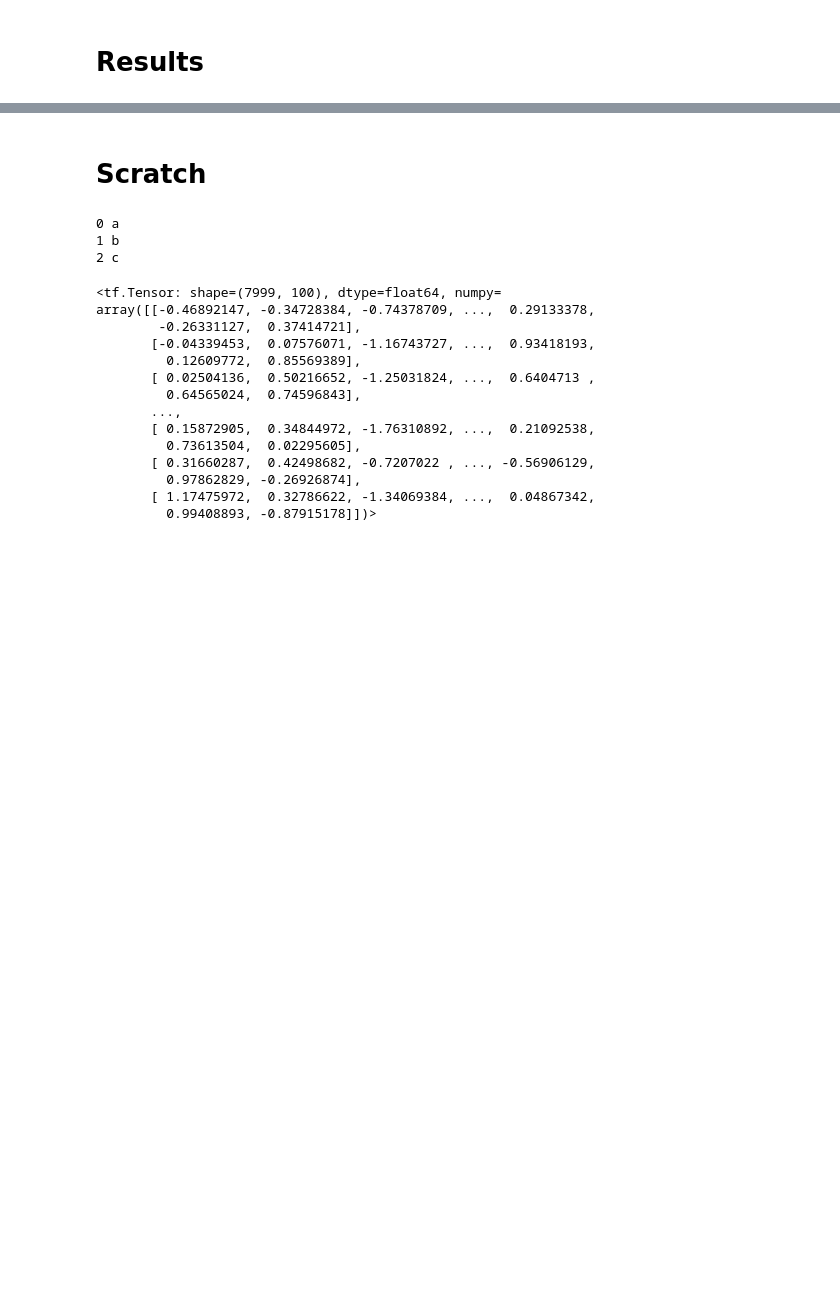
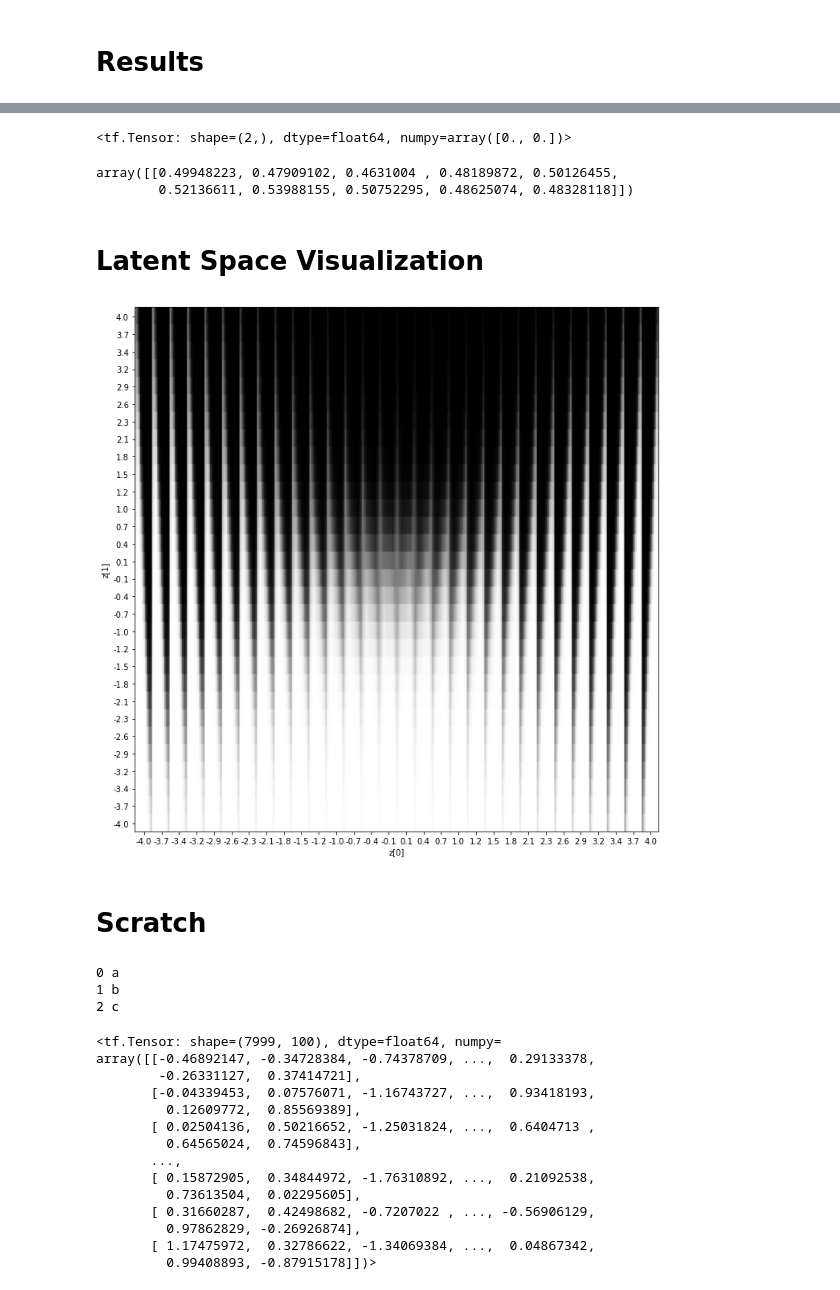
Before and after one commit to ktucker27/quantumML, a Jupyter notebook: python/qst_vae.ipynb, the cells around one changed output, grey strips where cells are left out. Drawn from its saved outputs; the diff is of its cells as text; code cells hidden in the pictures; blank space fills up the shorter version.

Commit message:
Added latent space visualization to qst_vae and ran with a 2D latent space

```diff
--- a/python/qst_vae.ipynb
+++ b/python/qst_vae.ipynb
@@ -216,8 +216,12 @@ epochs = 50
 #latent_dim = 10
 
 # F = 0.9255
+#intermediate_dim = [100]
+#latent_dim = 4
+
+# F = 0.8960
 intermediate_dim = [100]
-latent_dim = 4
+latent_dim = 2
 
 optimizer = snt.optimizers.Adam(learning_rate=learning_rate)
 
@@ -385,0 +390,11 @@ np.savetxt('/Users/tuckerkj/Google Drive/Research/QML/data/quc_examples/Tutorial
+# %%
+tf.constant([0.0,0.0], dtype=tf.dtypes.float64)
+# %% [output]
+<tf.Tensor: shape=(2,), dtype=float64, numpy=array([0., 0.])>
+# %%
+tf.nn.sigmoid(vae.decoder(tf.constant([[0.0,0.0]], dtype=tf.dtypes.float64))).numpy()
+# %% [output]
+array([[0.49948223, 0.47909102, 0.4631004 , 0.48189872, 0.50126455,
+        0.52136611, 0.53988155, 0.50752295, 0.48625074, 0.48328118]])
+# %% [markdown]
+# Latent Space Visualization
@@ -386,3 +479,7 @@ np.savetxt('/Users/tuckerkj/Google Drive/Research/QML/data/quc_examples/Tutorial
+# %%
+plot_qvae_results(vae, [-4,-4], [4,4], 0, 12, 0.3)
+# %% [output]
+[figure, added]
 # %% [markdown]
 # Scratch
 # %%
```
Also changed, not shown: parts of 7 cells of this notebook.
